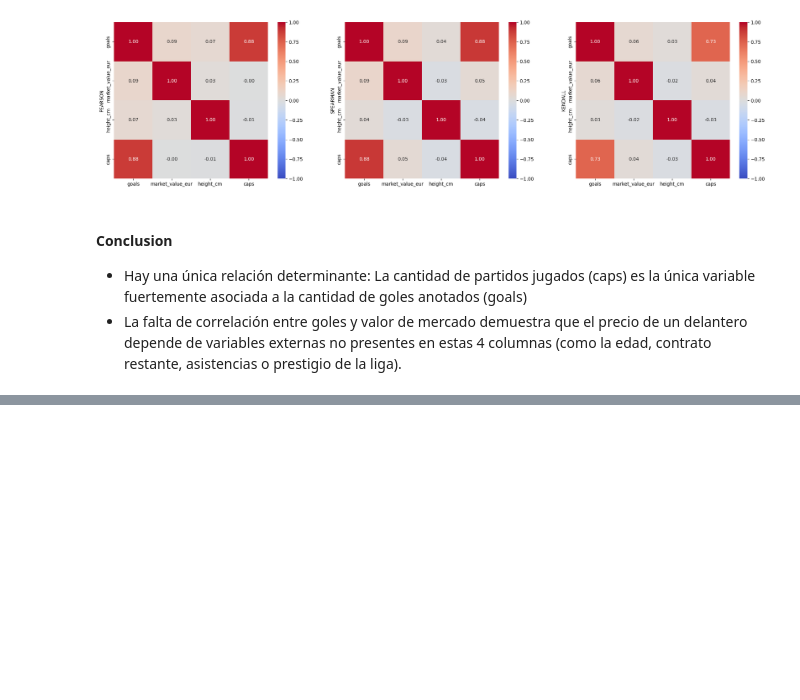
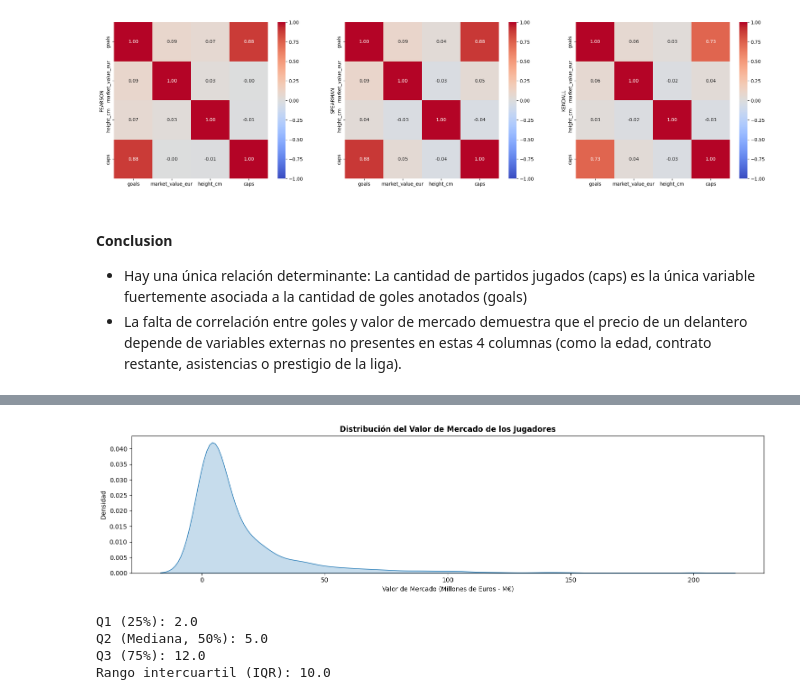
Before and after one commit to joaquincernik/inteligencia-artificial, a Jupyter notebook: practico2/practico2.ipynb, the cells around one changed output, grey strips where cells are left out. Cells and saved outputs as stored; diff of their text form; code cells hidden in the pictures; blank space fills up the shorter version.

```diff
--- a/practico2/practico2.ipynb
+++ b/practico2/practico2.ipynb
@@ -263,0 +313,14 @@ pyplot.show()
+# %%
+fig, ax = pyplot.subplots(1, 1, figsize=(15, 4))
+
+# Dividimos por 1M para ver el eje en Millones de Euros
+seaborn.kdeplot(data=dataset['market_value_eur'] / 1e6, fill=True, ax=ax)
+
+ax.set_title('Distribución del Valor de Mercado de los Jugadores', fontsize=12, fontweight='bold')
+ax.set_xlabel('Valor de Mercado (Millones de Euros - M€)')
+ax.set_ylabel('Densidad')
+
+pyplot.tight_layout()
+pyplot.show()
+# %% [output]
+[figure, added]
@@ -263,0 +333,14 @@ pyplot.show()
+# %%
+# hagamos una box plot con la cantidad de goles entre los delanteros
+goals_Q1, goals_Q2, goals_Q3 = cuartiles(delanteros['goals'])
+goals_IQR = goals_Q3 - goals_Q1
+
+print("Q1 (25%):", goals_Q1)
+print("Q2 (Mediana, 50%):", goals_Q2)
+print("Q3 (75%):", goals_Q3)
+print("Rango intercuartil (IQR):", goals_IQR)
+# %% [output]
+Q1 (25%): 2.0
+Q2 (Mediana, 50%): 5.0
+Q3 (75%): 12.0
+Rango intercuartil (IQR): 10.0
```
Also changed, not shown: parts of 13 cells of this notebook.
